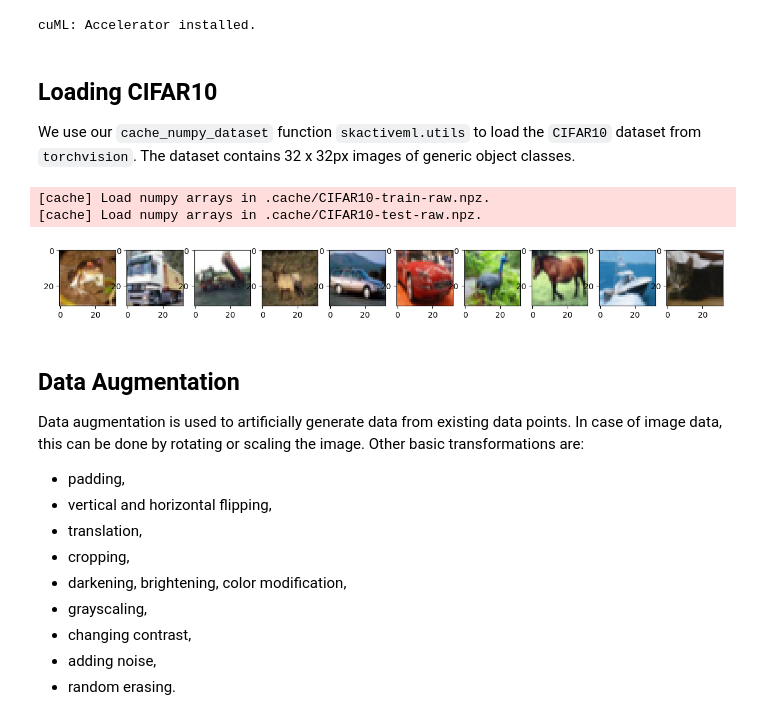
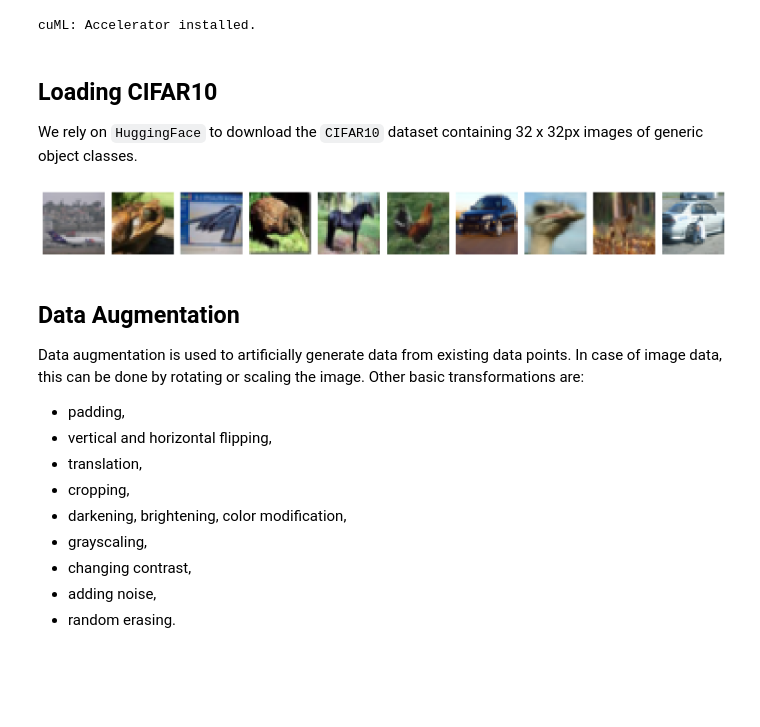
Before and after one commit to George-McNamara-Gov/scikit-activeml-sparse, a Jupyter notebook: tutorials/01_deep_pool_al_with_skorch.ipynb, the cells around one changed output. Cells and saved outputs as stored; diff of their text form; code cells hidden in the pictures; blank space fills up the shorter version.

```diff
--- a/tutorials/01_deep_pool_al_with_skorch.ipynb
+++ b/tutorials/01_deep_pool_al_with_skorch.ipynb
@@ -58,36 +58,29 @@ warnings.filterwarnings("ignore")
 cuML: Accelerator installed.
 # %% [markdown]
 ## Loading CIFAR10
-We use our `cache_numpy_dataset` function `skactiveml.utils` to load the `CIFAR10` dataset from `torchvision`. The dataset contains 32 x 32px images of generic object classes.
+We rely on `HuggingFace` to download the `CIFAR10` dataset containing 32 x 32px images of generic object classes.
-# %%
-ds_train = CIFAR10(CACHE_PATH, train=True, transform=v2.ToTensor(), download=False)
-ds_test = CIFAR10(CACHE_PATH, train=False, transform=v2.ToTensor(), download=False)
-device = "cuda" if torch.cuda.is_available() else "cpu"
-X_train, y_train_true = cache_numpy_dataset(
-    dataset=ds_train,
-    dataset_name="CIFAR10-train",
-    batch_size=32,
-    device=device,
-    cache_dir=CACHE_PATH,
-)
-X_test, y_test_true = cache_numpy_dataset(
-    dataset=ds_test,
-    dataset_name="CIFAR10-test",
-    batch_size=32,
-    device=device,
-    cache_dir=CACHE_PATH,
-)
-classes = np.unique(y_train_true)
-
-# Visualize 10 images.
-fig, axes = plt.subplots(figsize=(15, 5), nrows=1, ncols=10)
-for j in range(10):
-    axes[j].imshow(X_train[j].reshape(3, 32, 32).T.swapaxes(0, 1))
-plt.show()
-# %% [output]
-[cache] Load numpy arrays in .cache/CIFAR10-train-raw.npz.
-[cache] Load numpy arrays in .cache/CIFAR10-test-raw.npz.
-[figure, removed]
+# %%
+# Load CIFAR10 and convert to numpy.
+ds = load_dataset("cifar10")
+X_train = np.array(ds["train"]["img"], dtype=np.float32) / 255.0
+X_test  = np.array(ds["test"]["img"], dtype=np.float32) / 255.0
+X_train = np.transpose(X_train, (0, 3, 1, 2))
+X_test  = np.transpose(X_test, (0, 3, 1, 2))
+y_train_true = np.array(ds["train"]["label"], dtype=np.int64)
+y_test_true  = np.array(ds["test"]["label"], dtype=np.int64)
+classes = np.unique(y_train_true)
+missing_label = -1
+
+# Visualize 10 images.
+fig, axes = plt.subplots(1, 10, figsize=(15, 5))
+for j, ax in enumerate(axes):
+    img = np.transpose(X_train[j], (1, 2, 0))  # (32, 32, 3)
+    ax.imshow(img)
+    ax.axis("off")
+plt.tight_layout()
+plt.show()
+# %% [output]
+[figure, added]
 # %% [markdown]
 ## Data Augmentation
 Data augmentation is used to artificially generate data from existing data points. In case of image data, this can be done by rotating or scaling the image. Other basic transformations are:
```
Also changed, not shown: parts of 3 cells of this notebook, 4 other files.
